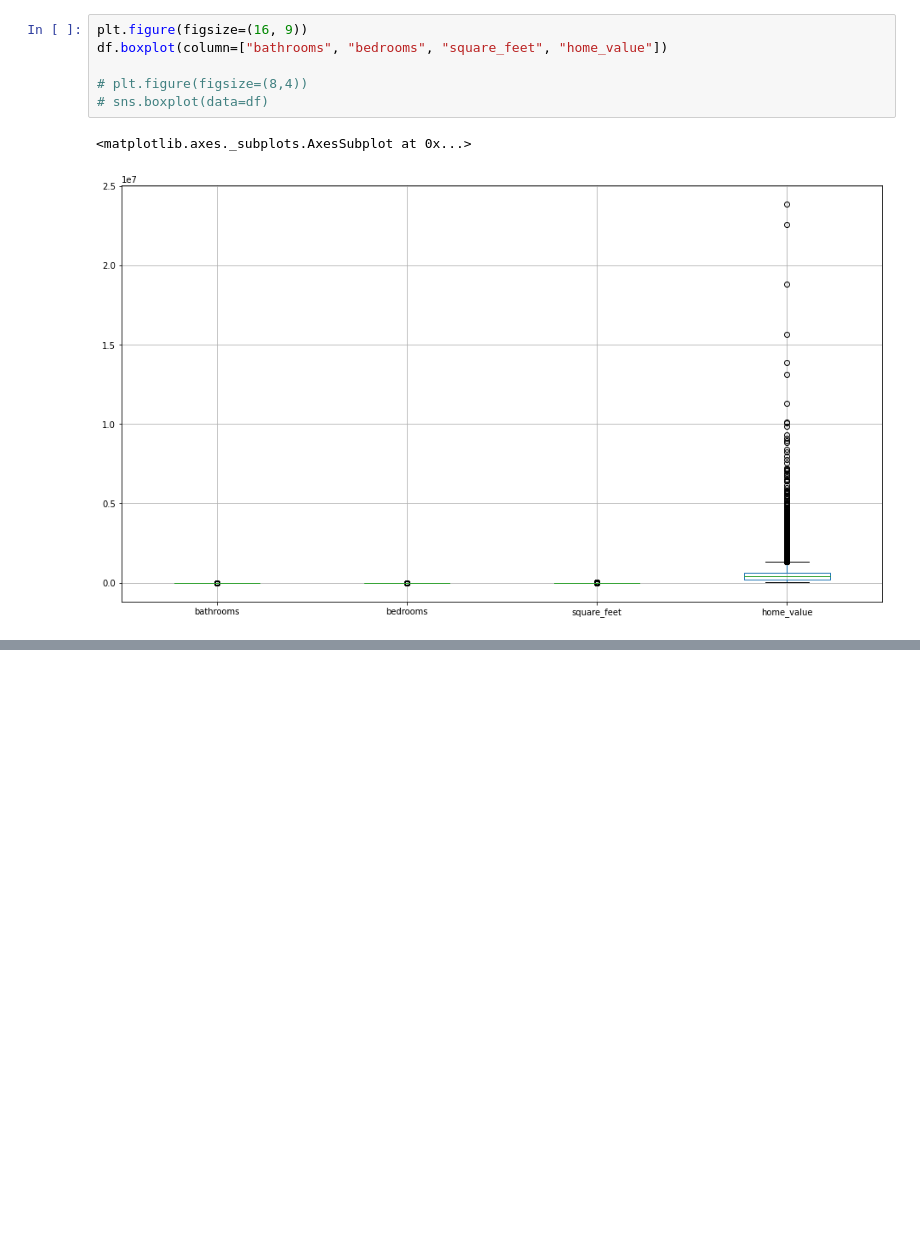
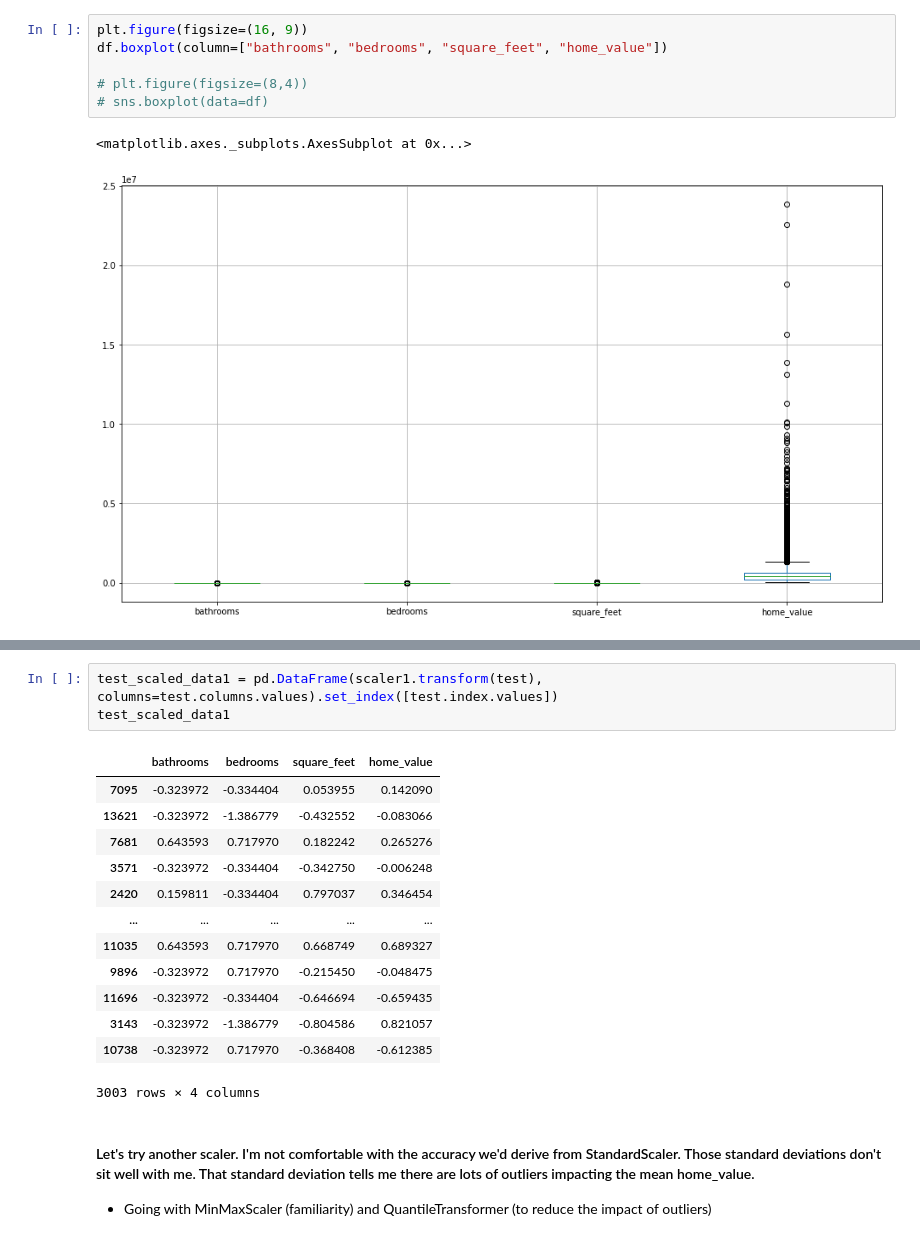
Before and after one commit to nickjoseph210/zillow_regression_NJ, a Jupyter notebook: Zillow_mvp.ipynb, the cells around one changed output, grey strips where cells are left out. Saved outputs shown, nothing was run; the diff lists cells and outputs as text; blank space fills up the shorter version.

```diff
--- a/Zillow_mvp.ipynb
+++ b/Zillow_mvp.ipynb
@@ -213,0 +345,21 @@ df['Loan Status'] =df['Loan Status'].astype('category').cat.codes
+# %%
+test_scaled_data1 = pd.DataFrame(scaler1.transform(test), columns=test.columns.values).set_index([test.index.values])
+test_scaled_data1
+# %% [output]
+|  | bathrooms | bedrooms | square_feet | home_value |
+| 7095 | -0.323972 | -0.334404 | 0.053955 | 0.142090 |
+| 13621 | -0.323972 | -1.386779 | -0.432552 | -0.083066 |
+| 7681 | 0.643593 | 0.717970 | 0.182242 | 0.265276 |
+| 3571 | -0.323972 | -0.334404 | -0.342750 | -0.006248 |
+| 2420 | 0.159811 | -0.334404 | 0.797037 | 0.346454 |
+| ... | ... | ... | ... | ... |
+| 11035 | 0.643593 | 0.717970 | 0.668749 | 0.689327 |
+| 9896 | -0.323972 | 0.717970 | -0.215450 | -0.048475 |
+| 11696 | -0.323972 | -0.334404 | -0.646694 | -0.659435 |
+| 3143 | -0.323972 | -1.386779 | -0.804586 | 0.821057 |
+| 10738 | -0.323972 | 0.717970 | -0.368408 | -0.612385 |
+3003 rows × 4 columns
+# %% [markdown]
+#### Let's try another scaler.  I'm not comfortable with the accuracy we'd derive from StandardScaler.  Those standard deviations don't sit well with me.  That standard deviation tells me there are lots of outliers impacting the mean home_value.
+
+- Going with MinMaxScaler (familiarity) and QuantileTransformer (to reduce the impact of outliers)
```
Also changed, not shown: parts of 30 cells of this notebook.
